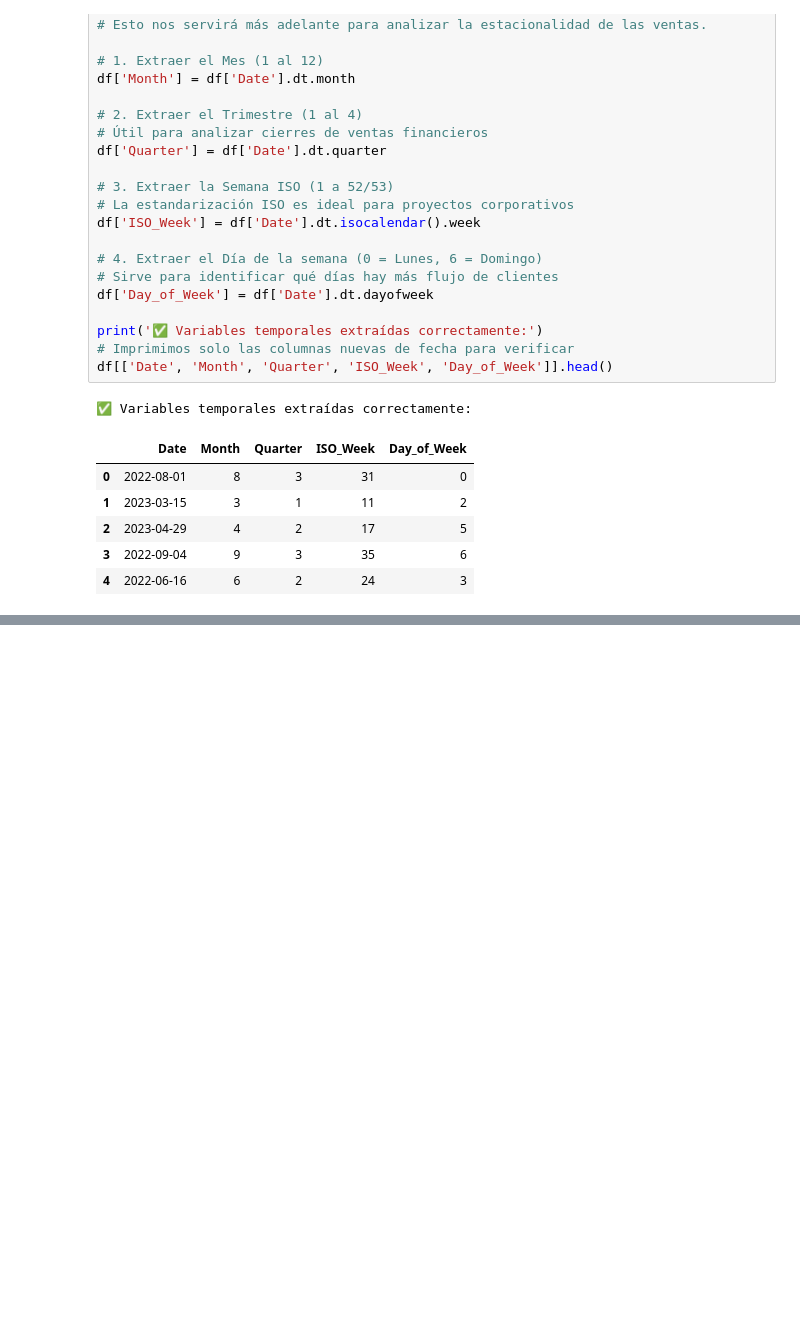
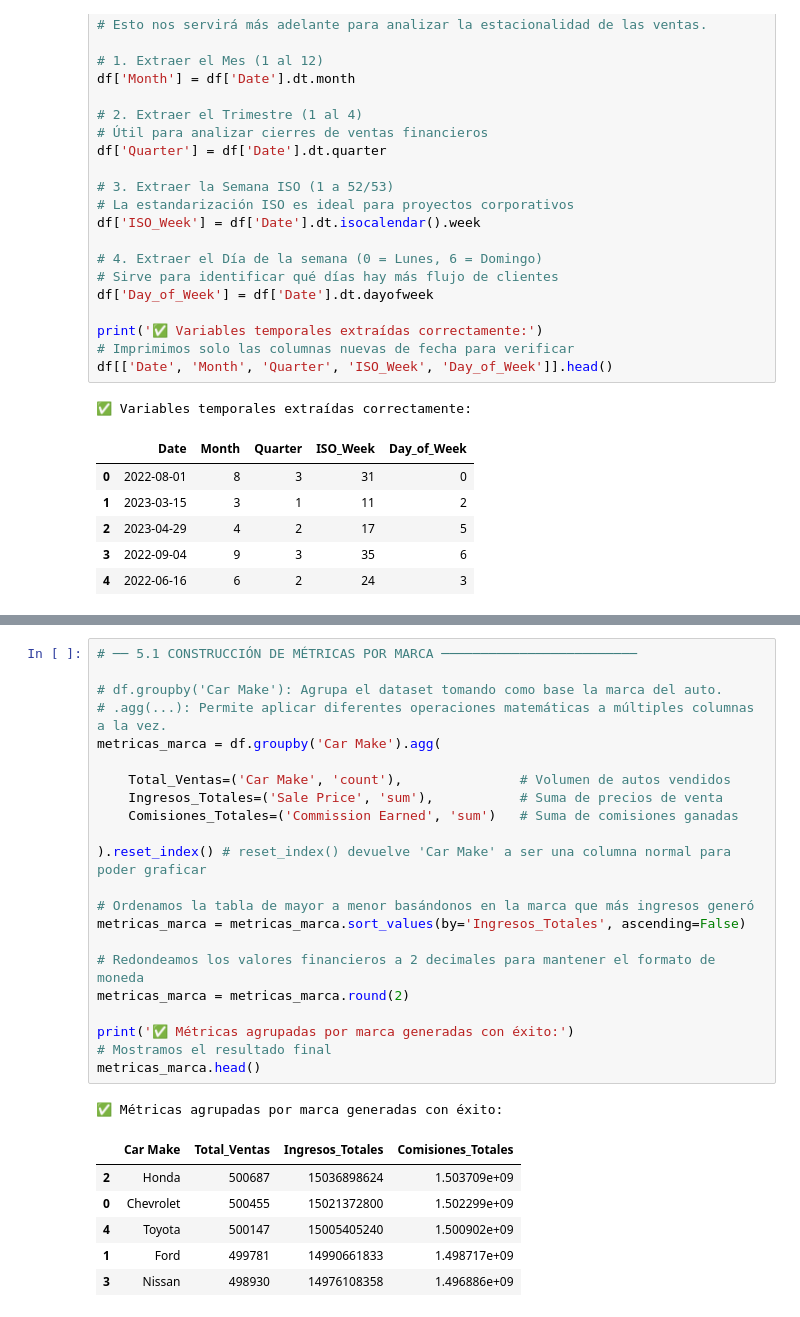
Before and after one commit to Jquishpeq923/car-sales-bigdata, a Jupyter notebook: proyecto_integrador.ipynb, the cells around one changed output, grey strips where cells are left out. Saved outputs shown, nothing was run; the diff lists cells and outputs as text; blank space fills up the shorter version.

Commit message:
Wip: Construir métricas por marca

```diff
--- a/proyecto_integrador.ipynb
+++ b/proyecto_integrador.ipynb
@@ -389,0 +404,30 @@ df[['Date', 'Month', 'Quarter', 'ISO_Week', 'Day_of_Week']].head()
+# %%
+# ── 5.1 CONSTRUCCIÓN DE MÉTRICAS POR MARCA ─────────────────────────
+
+# df.groupby('Car Make'): Agrupa el dataset tomando como base la marca del auto.
+# .agg(...): Permite aplicar diferentes operaciones matemáticas a múltiples columnas a la vez.
+metricas_marca = df.groupby('Car Make').agg(
+
+    Total_Ventas=('Car Make', 'count'),               # Volumen de autos vendidos
+    Ingresos_Totales=('Sale Price', 'sum'),           # Suma de precios de venta
+    Comisiones_Totales=('Commission Earned', 'sum')   # Suma de comisiones ganadas
+
+).reset_index() # reset_index() devuelve 'Car Make' a ser una columna normal para poder graficar
+
+# Ordenamos la tabla de mayor a menor basándonos en la marca que más ingresos generó
+metricas_marca = metricas_marca.sort_values(by='Ingresos_Totales', ascending=False)
+
+# Redondeamos los valores financieros a 2 decimales para mantener el formato de moneda
+metricas_marca = metricas_marca.round(2)
+
+print('✅ Métricas agrupadas por marca generadas con éxito:')
+# Mostramos el resultado final
+metricas_marca.head()
+# %% [output]
+✅ Métricas agrupadas por marca generadas con éxito:
+|  | Car Make | Total_Ventas | Ingresos_Totales | Comisiones_Totales |
+| 2 | Honda | 500687 | 15036898624 | 1.503709e+09 |
+| 0 | Chevrolet | 500455 | 15021372800 | 1.502299e+09 |
+| 4 | Toyota | 500147 | 15005405240 | 1.500902e+09 |
+| 1 | Ford | 499781 | 14990661833 | 1.498717e+09 |
+| 3 | Nissan | 498930 | 14976108358 | 1.496886e+09 |
```
Also changed, not shown: parts of 3 cells of this notebook.
